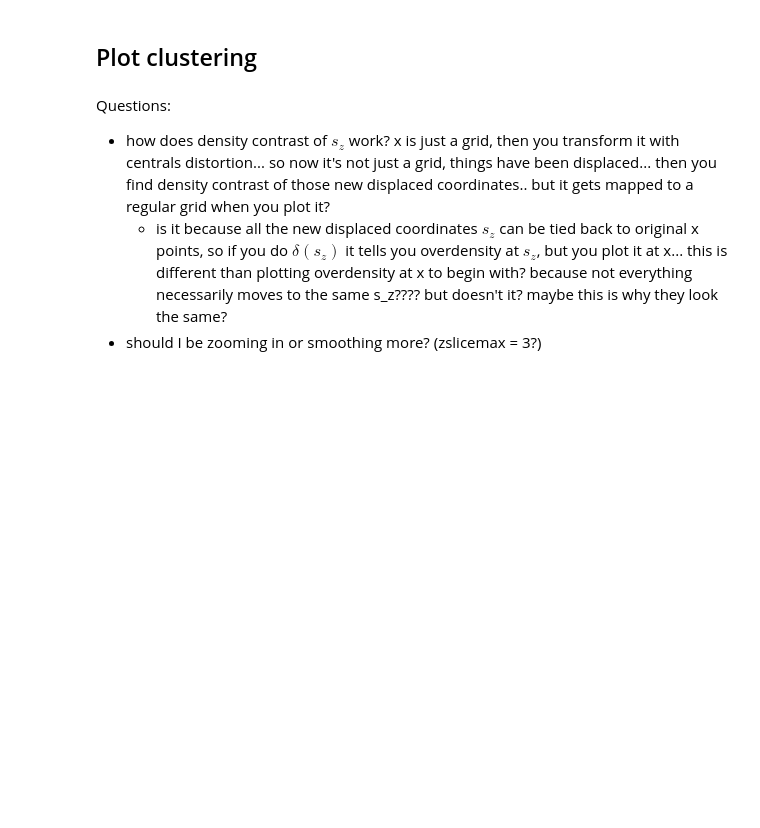
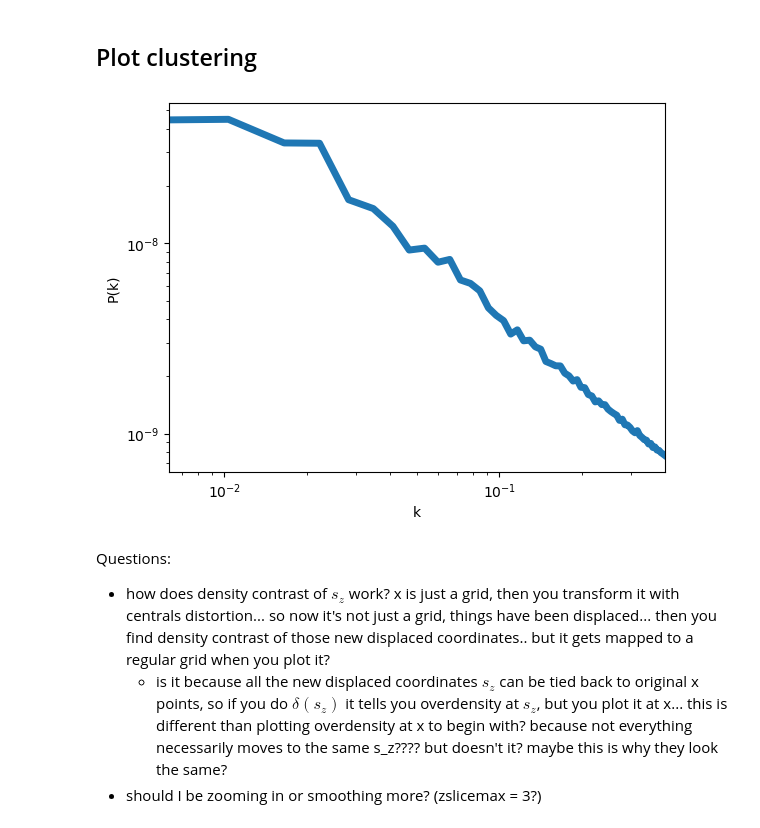
Before and after one commit to mshiferaw/sbi_bias, a Jupyter notebook: notebooks/2025-04-24_build_z_space_fields.ipynb, the cells around one changed output. Saved outputs shown, nothing was run; the diff lists cells and outputs as text; code cells hidden in the pictures; blank space fills up the shorter version.

```diff
--- a/notebooks/2025-04-24_build_z_space_fields.ipynb
+++ b/notebooks/2025-04-24_build_z_space_fields.ipynb
@@ -235,5 +247,34 @@ plot_field(RSD_large+RSD_small, figsize=(6,6), title=rf'$\delta_\mathrm{{tr}}^\m
 # %% [markdown]
 ## Plot clustering
+# %%
+def power_spectrum_err(f, res = 128, Lbox = 1000, comm = MPI.COMM_WORLD, linestyle = '-', linewidth = 5, alpha = 1): #sm
+
+    pm = pmesh.pm.ParticleMesh([res, res, res], Lbox, dtype='float32', resampler='cic', comm=comm)
+
+    # initialize a RealField
+    gal_field = pmesh.pm.RealField(pm)
+    gal_field[...]=f
+
+    # Create the FFTPower objects
+    lin_pk = FFTPower(gal_field.r2c(), '1d', kmin = 1e-5)
+
+    # k arrays are set like this
+    kvals = lin_pk.power['k'] # let's ignore the artificial zero k value
+
+    # Plot the P(k)
+    plt.loglog(kvals, lin_pk.power['power'].real, linestyle = linestyle,
+                   linewidth = linewidth, alpha = alpha) # lin_pk.power['power'].real[1:]
+    plt.xlim(kvals[0], kvals[-1])
+
+    # plt.axhline(1, ls = "--", linewidth = 2.5, alpha = 0.5, color = 'grey')
+    plt.ylabel('P(k)')
+    plt.xlabel('k')
+
+    plt.show()
+# %%
+power_spectrum_err(delta_FOG)
+# %% [output]
+[figure, added]
 # %% [markdown]
 Questions:
 - how does density contrast of $s_z$ work? x is just a grid, then you transform it with centrals distortion... so now it's not just a grid, things have been displaced... then you find density contrast of those new displaced coordinates.. but it gets mapped to a regular grid when you plot it?
```
Also changed, not shown: parts of 7 cells of this notebook.
